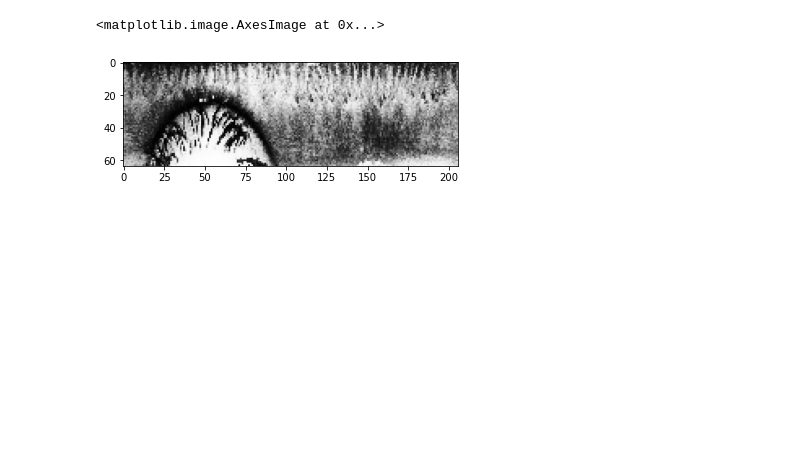
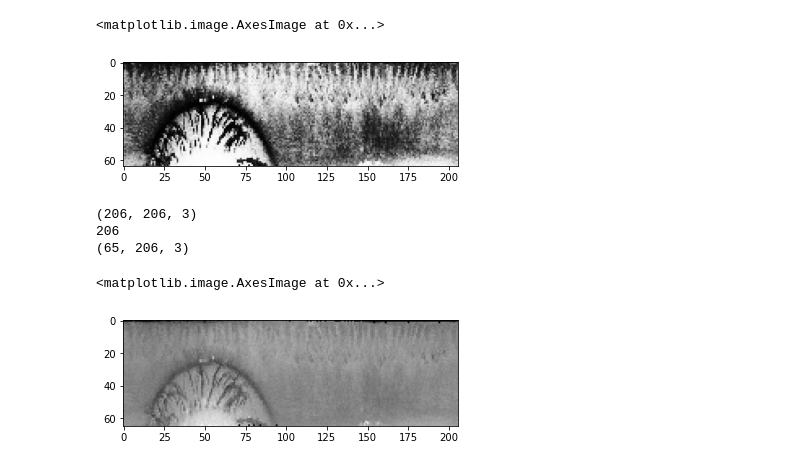
Before and after one commit to kmohebbizadeh/AML-for-Image-Analysis-Iris-Recognition, a Jupyter notebook: test.ipynb, the cells around one changed output. Cells and saved outputs as stored; diff of their text form; code cells hidden in the pictures; blank space fills up the shorter version.

```diff
--- a/test.ipynb
+++ b/test.ipynb
@@ -182,3 +182,45 @@ plt.imshow(enhanced)
 # %% [output]
 <matplotlib.image.AxesImage at 0x...>
 [figure]
+# %%
+iris_width = iris[2] - pupil[2]
+iris_diameter = iris[2]*2
+
+theta = np.arange(0.00, np.pi * 2, 0.01) #array of columns in final image (goes to 6.28 because period is 2 pi)
+r = np.arange(0, iris[2]- pupil[2], 1) #array of rows in final image
+final = result[iris[1] - iris[2] : iris[1] + iris[2], iris[0] - iris[2] : iris[0] + iris[2]]
+# cv2.imshow('detected circles',final)
+# cv2.waitKey(0)
+print(final.shape)
+print(iris[2]*2)
+cartesian_img = np.empty(shape = [iris_width, iris_diameter, 3]) # empty array of dimensions of final image
+print(cartesian_img.shape)
+# plt.imshow(cartesian_img)
+# plt.show()
+m = interp1d([np.pi * 2, 0],[0, iris_diameter]) #interpolate location on x axis
+    # interpolation between x = values from 0 and 6.28 and y = 0 to width of final image
+
+# calculate all pixel values for normalized cartesian image
+for z in r:
+    i = z + pupil[2]
+    for j in theta:
+        # x = rcos(theta)
+        polarX = int((i * np.cos(j)) + iris_diameter / 2)
+        # y = rsin(theta)
+        polarY = int((i * np.sin(j)) + iris_diameter / 2)
+        cartesian_img[z][int(m(j) - 1)] = final[polarY][polarX]
+
+
+# cartesian_img = cartesian_img[:][pupil[2]:iris[2]] #patch
+cartesian_img = cartesian_img.astype('uint8')
+img = np.asarray(cartesian_img)
+# cv2.imshow('detected circles', img)
+# # cv2.waitKey(0)
+plt.imshow(cartesian_img)
+# plt.show()
+# %% [output]
+(206, 206, 3)
+206
+(65, 206, 3)
+<matplotlib.image.AxesImage at 0x...>
+[figure, added]
```
Also changed, not shown: parts of 6 cells of this notebook.
